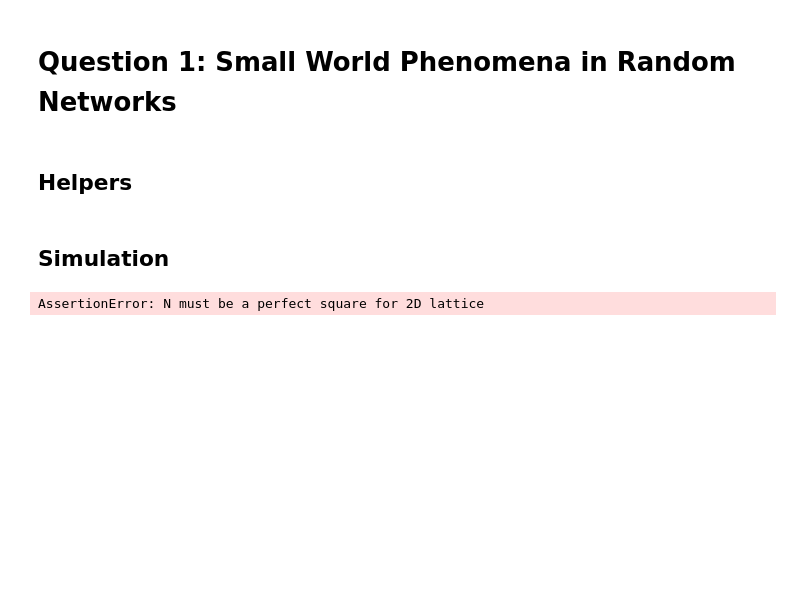
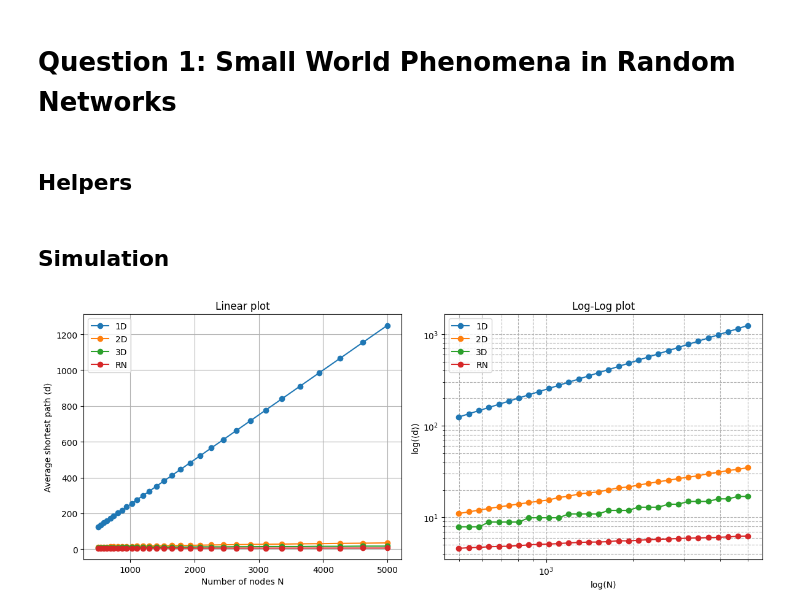
Before and after one commit to AnimateBow4809/UT-SN-HW1, a Jupyter notebook: Q1.ipynb, the cells around one changed output. Cells and saved outputs as stored; diff of their text form; code cells hidden in the pictures; blank space fills up the shorter version.

```diff
--- a/Q1.ipynb
+++ b/Q1.ipynb
@@ -78,26 +52,49 @@ def average_shortest_path(G, sample_size=200):
 # %% [markdown]
 ## Simulation
 # %%
-Ns = np.logspace(np.log10(500), np.log10(5000), num=6, dtype=int)
+Ns = np.logspace(np.log10(500), np.log10(5000), num=30, dtype=int)
 results = {'1D': [], '2D': [], '3D': [], 'RN': []}
 
 for N in Ns:
     results['1D'].append(
-        average_shortest_path(generate_1d_lattice(N), sample_size=N)
+        average_shortest_path(generate_1d_lattice(N))
     )
     results['2D'].append(
-        average_shortest_path(generate_2d_lattice(N), sample_size=N)
+        average_shortest_path(generate_2d_lattice(N))
     )
     results['3D'].append(
-        average_shortest_path(generate_3d_lattice(N), sample_size=N)
+        average_shortest_path(generate_3d_lattice(N))
     )
 
     # Random network: average over 5 realizations
     rn_vals = []
     for _ in range(5):
         rn_vals.append(
-            average_shortest_path(generate_random_network(N), sample_size=N)
+            average_shortest_path(generate_random_network(N))
         )
     results['RN'].append(np.mean(rn_vals))
-# %% [output]
-AssertionError: N must be a perfect square for 2D lattice
+# %%
+plt.figure(figsize=(12, 5))
+
+plt.subplot(1, 2, 1)
+for key, vals in results.items():
+    plt.plot(Ns, vals, marker='o', label=key)
+plt.xlabel('Number of nodes N')
+plt.ylabel('Average shortest path ⟨d⟩')
+plt.title('Linear plot')
+plt.legend()
+plt.grid(True)
+
+plt.subplot(1, 2, 2)
+for key, vals in results.items():
+    plt.loglog(Ns, vals, marker='o', label=key)
+plt.xlabel('log(N)')
+plt.ylabel('log(⟨d⟩)')
+plt.title('Log-Log plot')
+plt.legend()
+plt.grid(True, which="both", ls="--")
+
+plt.tight_layout()
+plt.show()
+# %% [output]
+[figure, added]
```
Also changed, not shown: parts of 4 cells of this notebook.
